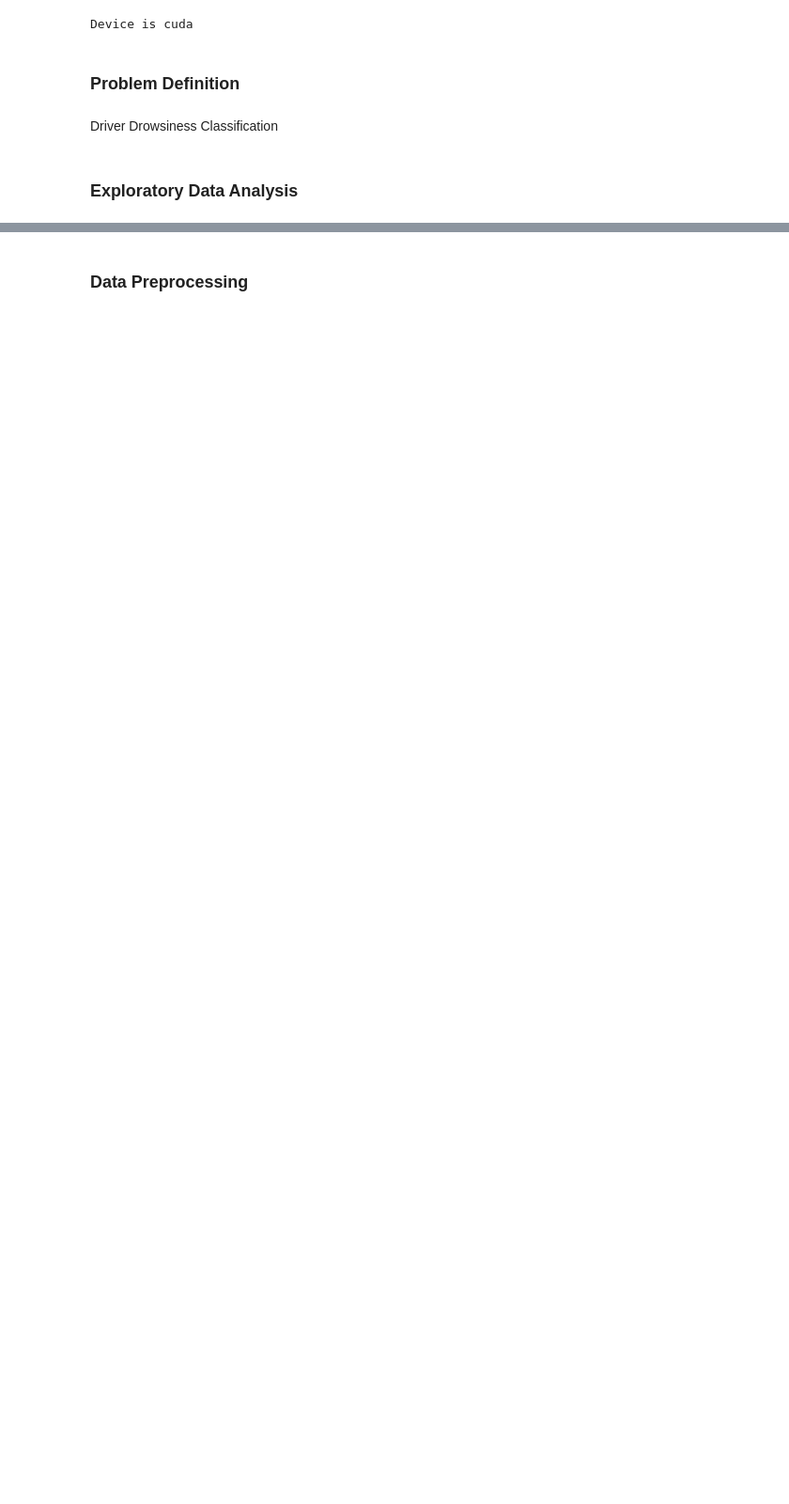
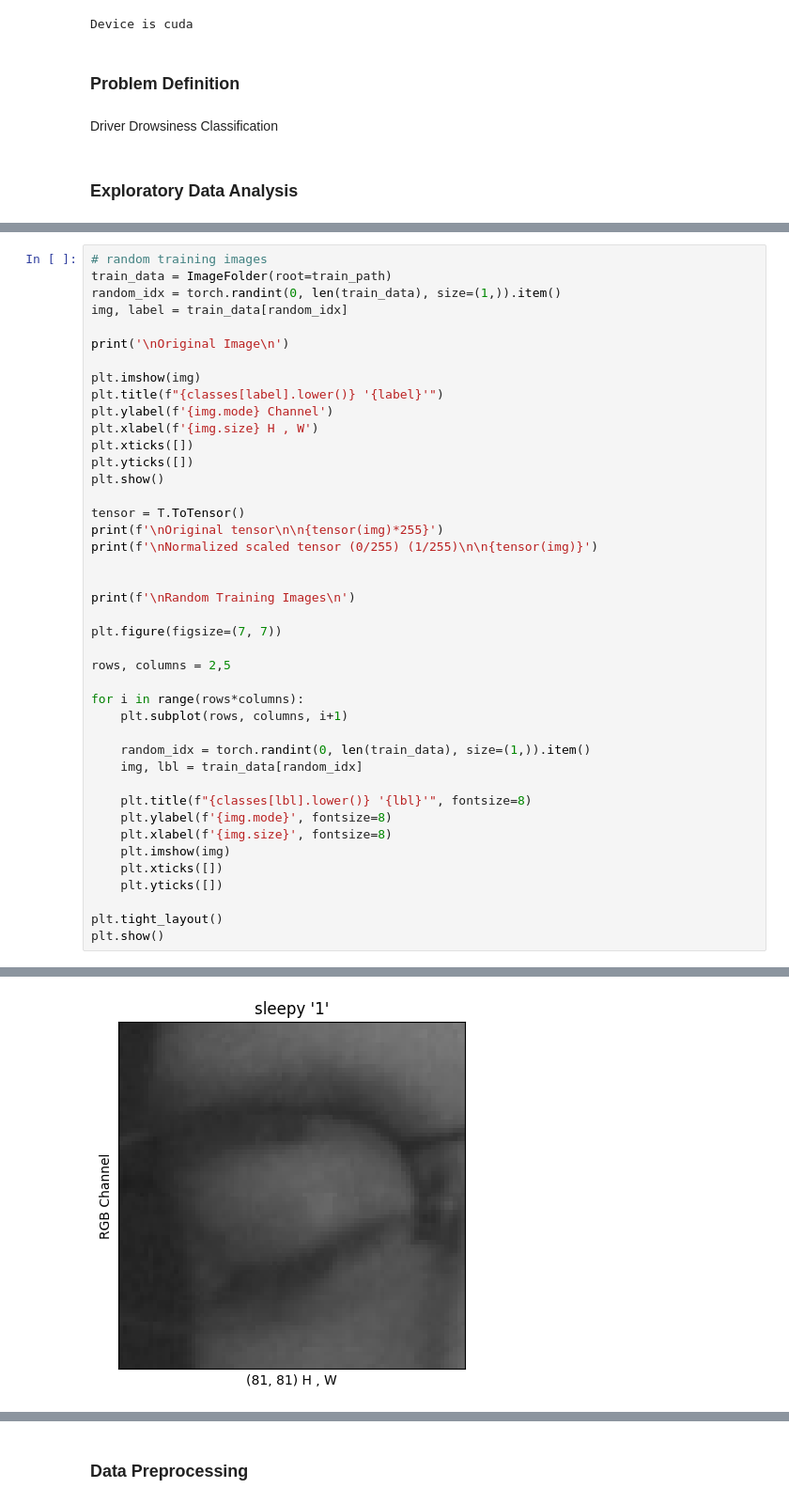
Before and after one commit to mirzaabubakar-mughal/Deep-Learning-Term-Project, a Jupyter notebook: notebook.ipynb, the cells around one changed output, grey strips where cells are left out. Shown at 94% size. Cells and saved outputs as stored; diff of their text form; blank space fills up the shorter version.

```diff
--- a/notebook.ipynb
+++ b/notebook.ipynb
@@ -174,0 +127,43 @@ plt.show()
+# %%
+# random training images
+train_data = ImageFolder(root=train_path)
+random_idx = torch.randint(0, len(train_data), size=(1,)).item()
+img, label = train_data[random_idx]
+
+print('\nOriginal Image\n')
+
+plt.imshow(img)
+plt.title(f"{classes[label].lower()} '{label}'")
+plt.ylabel(f'{img.mode} Channel')
+plt.xlabel(f'{img.size} H , W')
+plt.xticks([])
+plt.yticks([])
+plt.show()
+
+tensor = T.ToTensor()
+print(f'\nOriginal tensor\n\n{tensor(img)*255}')
+print(f'\nNormalized scaled tensor (0/255) (1/255)\n\n{tensor(img)}')
+
+
+print(f'\nRandom Training Images\n')
+
+plt.figure(figsize=(7, 7))
+
+rows, columns = 2,5
+
+for i in range(rows*columns):
+    plt.subplot(rows, columns, i+1)
+
+    random_idx = torch.randint(0, len(train_data), size=(1,)).item()
+    img, lbl = train_data[random_idx]
+
+    plt.title(f"{classes[lbl].lower()} '{lbl}'", fontsize=8)
+    plt.ylabel(f'{img.mode}', fontsize=8)
+    plt.xlabel(f'{img.size}', fontsize=8)
+    plt.imshow(img)
+    plt.xticks([])
+    plt.yticks([])
+
+plt.tight_layout()
+plt.show()
+# %% [output]
@@ -174,0 +171 @@ plt.show()
+[figure, added]
```
Also changed, not shown: parts of 77 cells of this notebook.
